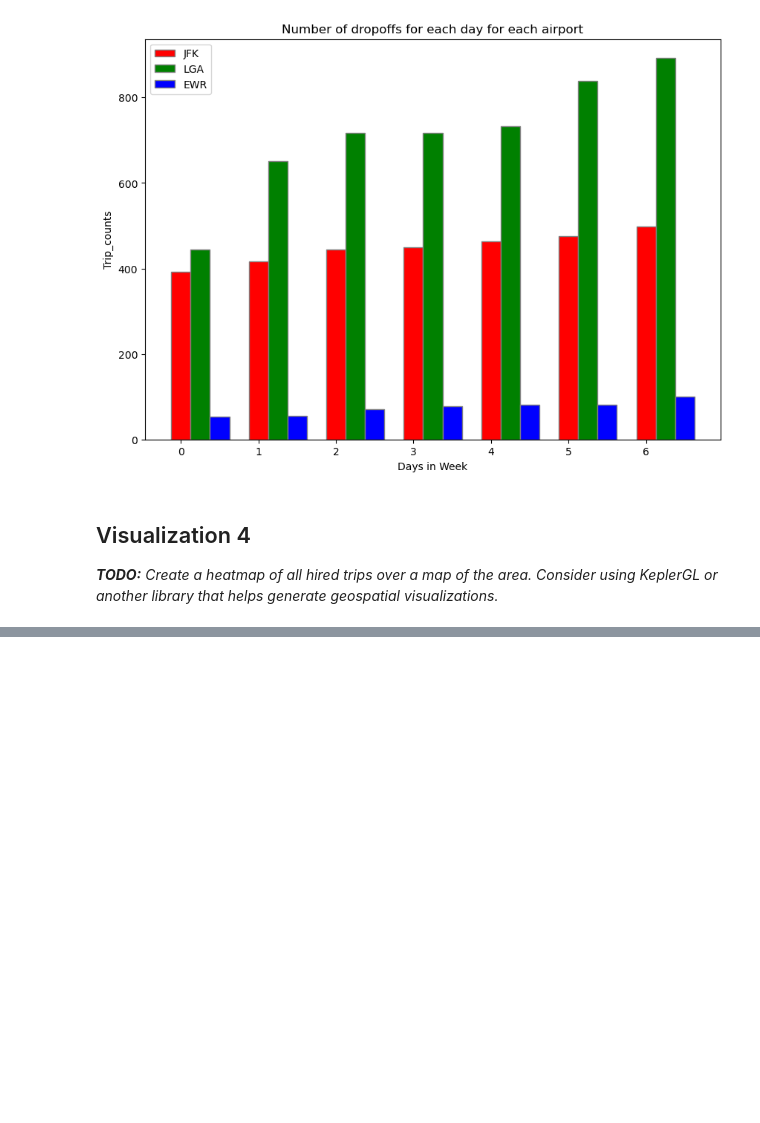
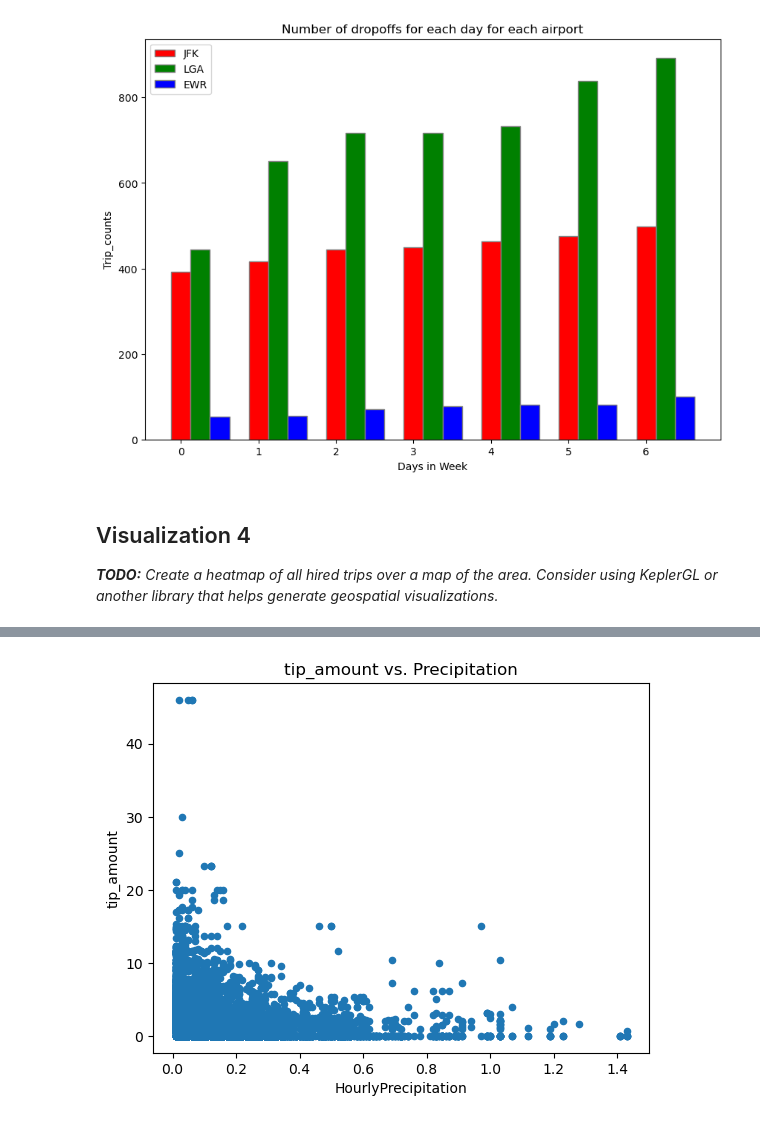
Before and after one commit to ycsilvia/Projects-portfolio, a Jupyter notebook: Uber_and_Yellow_Taxi/VisualizingData.ipynb, the cells around one changed output, grey strips where cells are left out. Saved outputs shown, nothing was run; the diff lists cells and outputs as text; code cells hidden in the pictures; blank space fills up the shorter version.

```diff
--- a/Uber_and_Yellow_Taxi/VisualizingData.ipynb
+++ b/Uber_and_Yellow_Taxi/VisualizingData.ipynb
@@ -212,0 +238,24 @@ _**TODO:** Plot the number of taxi trips per hour of the day._
+# %%
+def plot_visual_6():
+    query_taxi ="""SELECT strftime('%Y-%m-%d %H', pickup_datetime) AS DATE, tip_amount
+            FROM taxi_trips
+            """
+    query_weather ="""SELECT strftime('%Y-%m-%d %H', DATE) AS DATE, HourlyPrecipitation
+            FROM hourly_weathers
+            """
+
+    taxi_data = pd.read_sql_query(query_taxi, con = engine)
+    weather_data = pd.read_sql_query(query_weather, con = engine)
+
+    taxi_data['DATE'] = pd.to_datetime(taxi_data['DATE'], format='%Y-%m-%d %H')
+    weather_data['DATE'] = pd.to_datetime(weather_data['DATE'], format='%Y-%m-%d %H')
+
+    df = pd.merge(taxi_data, weather_data, on='DATE')
+    df = df[(df['HourlyPrecipitation'] > 0) & (df['tip_amount'] < 50)]
+
+    # sample the data to make the scatter plot clearer
+    df.plot(x="HourlyPrecipitation", y="tip_amount", kind="scatter", title="tip_amount vs. Precipitation")
+# %%
+plot_visual_6()
+# %% [output]
+[figure, added]
```
Also changed, not shown: parts of 13 cells of this notebook.
